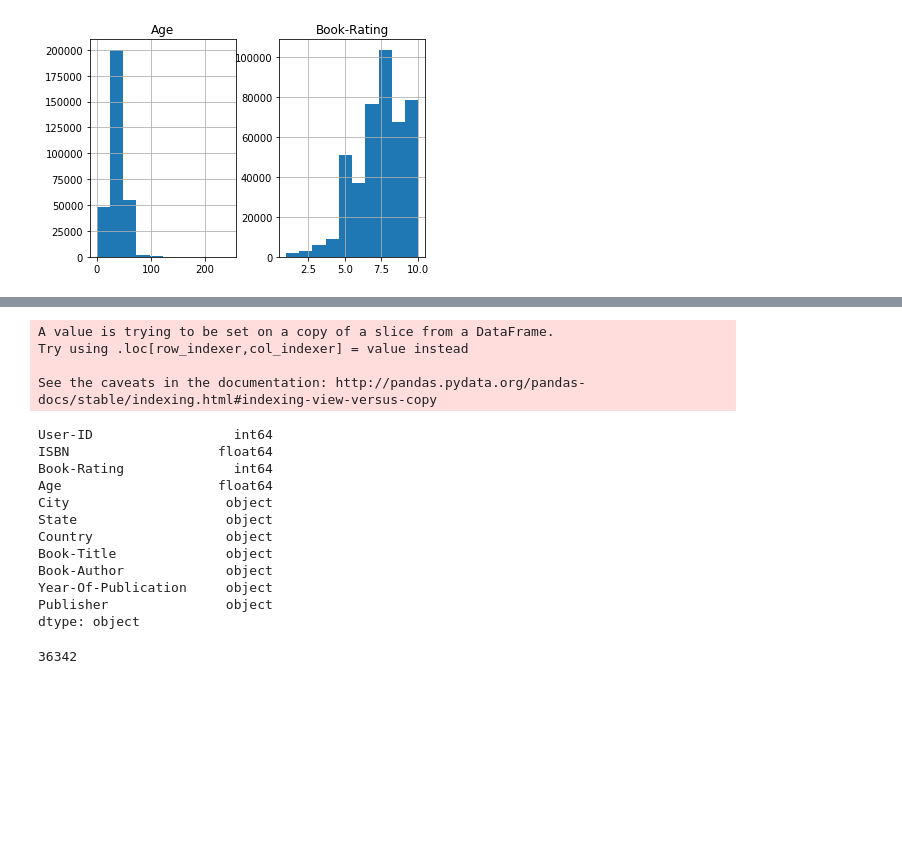
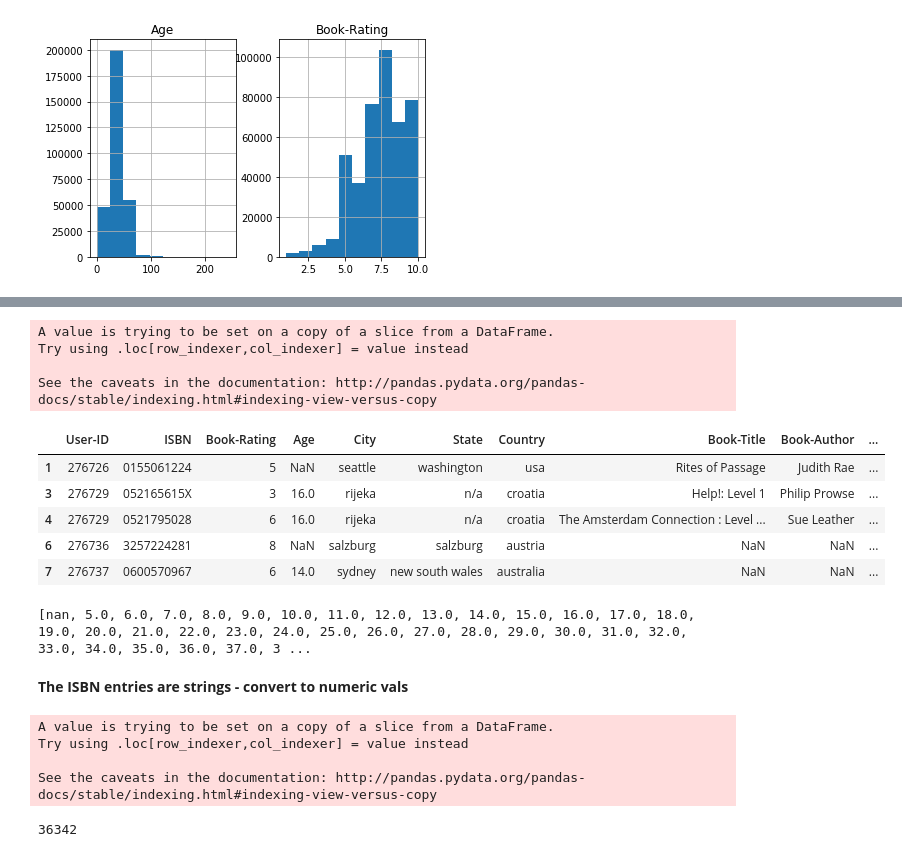
Before and after one commit to tttgm/fellowshipai, a Jupyter notebook: Book-Crossing-Recommender.ipynb, the cells around one changed output, grey strips where cells are left out. Drawn from its saved outputs; the diff is of its cells as text; code cells hidden in the pictures; blank space fills up the shorter version.

```diff
--- a/Book-Crossing-Recommender.ipynb
+++ b/Book-Crossing-Recommender.ipynb
@@ -231,3 +230,24 @@ dtype: object
+# %%
+# Change zeros back to NaNs
+data2['Age'] = data2.Age.replace(0, np.nan)
+data2.head()
+# %% [output]
+A value is trying to be set on a copy of a slice from a DataFrame.
+Try using .loc[row_indexer,col_indexer] = value instead
+
+See the caveats in the documentation: http://pandas.pydata.org/pandas-docs/stable/indexing.html#indexing-view-versus-copy
+|  | User-ID | ISBN | Book-Rating | Age | City | State | Country | Book-Title | Book-Author | ... |
+| 1 | 276726 | 0155061224 | 5 | NaN | seattle | washington | usa | Rites of Passage | Judith Rae | ... |
+| 3 | 276729 | 052165615X | 3 | 16.0 | rijeka | n/a | croatia | Help!: Level 1 | Philip Prowse | ... |
+| 4 | 276729 | 0521795028 | 6 | 16.0 | rijeka | n/a | croatia | The Amsterdam Connection : Level ... | Sue Leather | ... |
+| 6 | 276736 | 3257224281 | 8 | NaN | salzburg | salzburg | austria | NaN | NaN | ... |
+| 7 | 276737 | 0600570967 | 6 | 14.0 | sydney | new south wales | australia | NaN | NaN | ... |
+# %%
+print(sorted(data2.Age.unique()))
+# %% [output]
+[nan, 5.0, 6.0, 7.0, 8.0, 9.0, 10.0, 11.0, 12.0, 13.0, 14.0, 15.0, 16.0, 17.0, 18.0, 19.0, 20.0, 21.0, 22.0, 23.0, 24.0, 25.0, 26.0, 27.0, 28.0, 29.0, 30.0, 31.0, 32.0, 33.0, 34.0, 35.0, 36.0, 37.0, 3 ...
+# %% [markdown]
+**The ISBN entries are strings - convert to numeric vals**
 # %%
 # Convert ISBN entries to floats (can't convert to ints as there is no NaN support for ints in Pandas)
 data2['ISBN'] = pd.to_numeric(data2['ISBN'], errors='coerce')
@@ -236,21 +256,6 @@ A value is trying to be set on a copy of a slice from a DataFrame.
 Try using .loc[row_indexer,col_indexer] = value instead
 
 See the caveats in the documentation: http://pandas.pydata.org/pandas-docs/stable/indexing.html#indexing-view-versus-copy
-# %%
-data2.dtypes
-# %% [output]
-User-ID                  int64
-ISBN                   float64
-Book-Rating              int64
-Age                    float64
-City                    object
-State                   object
-Country                 object
-Book-Title              object
-Book-Author             object
-Year-Of-Publication     object
-Publisher               object
-dtype: object
 # %%
 data2['ISBN'].isnull().sum()
 # %% [output]
```
Also changed, not shown: parts of 38 cells of this notebook.
